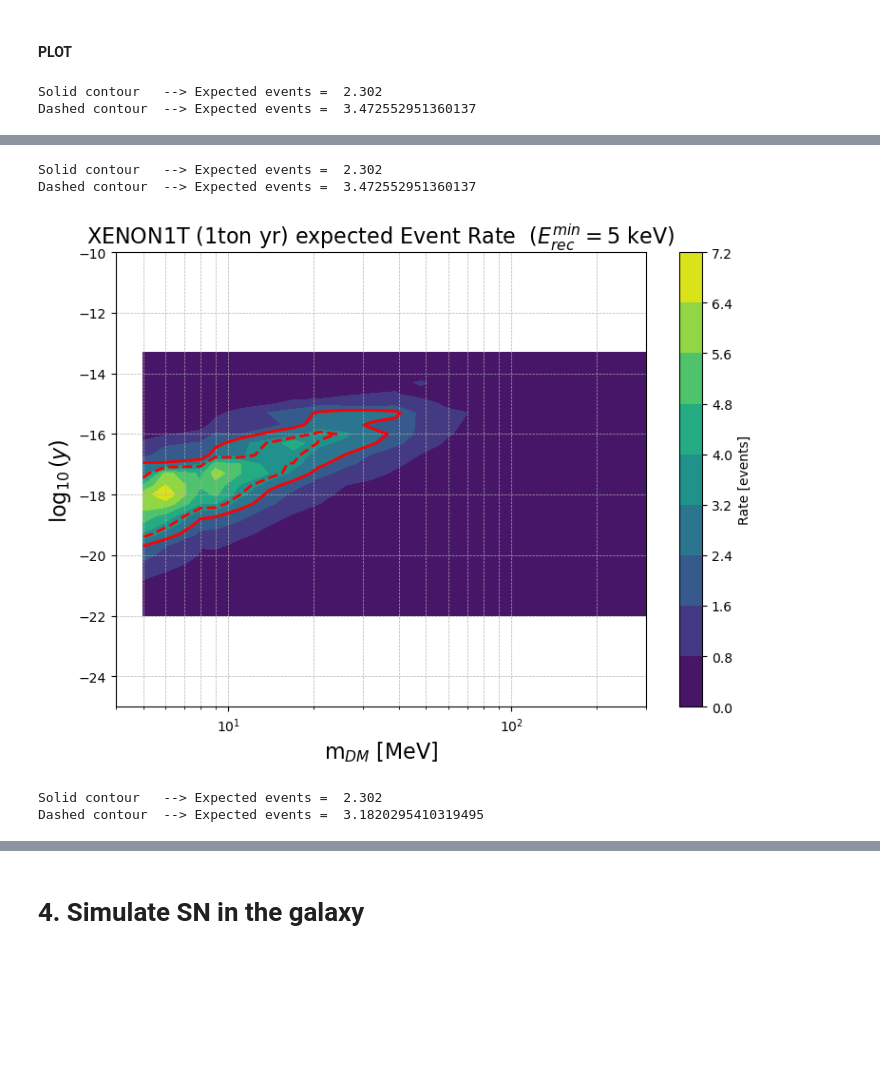
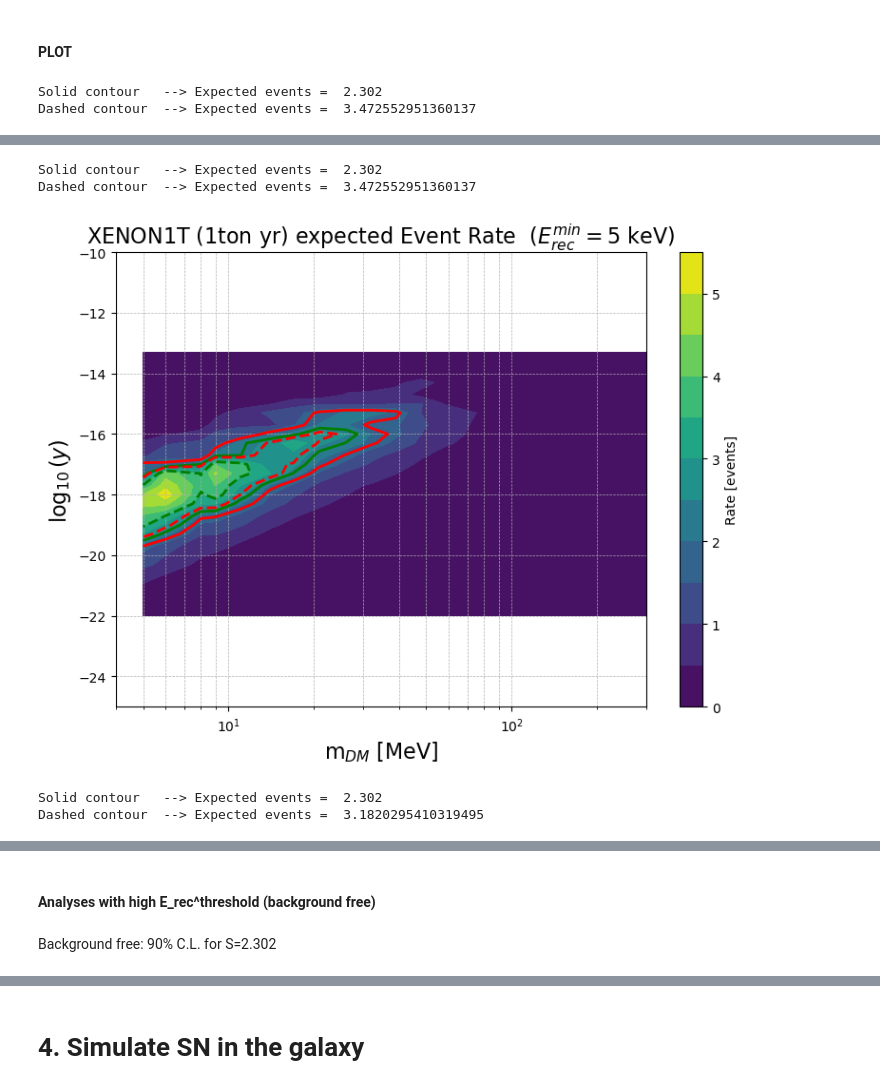
Before and after one commit to AndresDanielPerez/SGaSNoF, a Jupyter notebook: 03-fermionicDM.ipynb, the cells around one changed output, grey strips where cells are left out. Saved outputs shown, nothing was run; the diff lists cells and outputs as text; code cells hidden in the pictures; blank space fills up the shorter version.

```diff
--- a/03-fermionicDM.ipynb
+++ b/03-fermionicDM.ipynb
@@ -796,20 +1795,23 @@ plt.show()
 
 # Grid
 M, Y = np.meshgrid(mass_vals, log10y_vals)
+M_eff, Y_eff = np.meshgrid(mass_vals_XENON1T_eff, log10y_vals_XENON1T_eff)
 
 plt.figure(figsize=(8, 6))
 
-cp = plt.contourf(M, Y, Nhits_grid, levels=10, cmap='viridis')
+cp = plt.contourf(M, Y, Nhits_grid_XENON1T_eff, levels=10, cmap='viridis')
 plt.colorbar(cp, label='Rate [events]')
 
 S_level = 2.302 # 90 CL if background free
 print('Solid contour   --> Expected events = ', S_level)
 contour_line = plt.contour(M, Y, Nhits_grid, levels=[S_level], colors='red', linewidths=2)
+contour_line = plt.contour(M_eff, Y_eff, Nhits_grid_XENON1T_eff, levels=[S_level], colors='green', linewidths=2)
 # plt.clabel(contour_line, fmt={S_level: 'S=1'}, fontsize=12)
 
 S_level = XENON1T_signal_128
 print('Dashed contour  --> Expected events = ', S_level)
 contour_line = plt.contour(M, Y, Nhits_grid, levels=[S_level], colors='red', linewidths=2, linestyles='dashed')
+contour_line = plt.contour(M_eff, Y_eff, Nhits_grid_XENON1T_eff, levels=[S_level], colors='green', linewidths=2, linestyles='dashed')
 # plt.clabel(contour_line, fmt={S_level: '90% C.L.'}, fontsize=8)
 
 plt.xscale('log')
@@ -829,38 +1831,41 @@ plt.show()
 
 # Grid
 M, Y = np.meshgrid(mass_vals_LZ15tonyr, log10y_vals_LZ15tonyr)
+M_eff, Y_eff = np.meshgrid(mass_vals_LZ15tonyr_eff, log10y_vals_LZ15tonyr_eff)
 
 plt.figure(figsize=(8, 6))
 
-cp = plt.contourf(M, Y, Nhits_grid_LZ15tonyr, levels=10, cmap='viridis')
+cp = plt.contourf(M, Y, Nhits_grid_LZ15tonyr_eff, levels=10, cmap='viridis')
 plt.colorbar(cp, label='Rate [events]')
 
 S_level = 2.302 # 90 CL if background free
 print('Solid contour   --> Expected events = ', S_level)
 contour_line = plt.contour(M, Y, Nhits_grid_LZ15tonyr, levels=[S_level], colors='red', linewidths=2)
+contour_line = plt.contour(M_eff, Y_eff, Nhits_grid_LZ15tonyr_eff, levels=[S_level], colors='green', linewidths=2)
 # plt.clabel(contour_line, fmt={S_level: 'S=1'}, fontsize=12)
 
 S_level = LZ_signal_128
 print('Dashed contour  --> Expected events = ', S_level)
 contour_line = plt.contour(M, Y, Nhits_grid_LZ15tonyr, levels=[S_level], colors='red', linewidths=2, linestyles='dashed')
+contour_line = plt.contour(M_eff, Y_eff, Nhits_grid_LZ15tonyr_eff, levels=[S_level], colors='green', linewidths=2, linestyles='dashed')
 # plt.clabel(contour_line, fmt={S_level: '90% C.L.'}, fontsize=8)
 
 plt.xscale('log')
 plt.xlim(4,300)
 plt.ylim(-25,-10)
 plt.xlabel("m$_{DM}$ [MeV]", fontsize=16)
 plt.ylabel(r"$\log_{10}(y)$", fontsize=16)
 plt.title("LZ (15 ton yr) expected Event Rate  ($E_{rec}^{min}=5.4$ keV)", fontsize=16)
 
 plt.grid(True, which='both', linestyle='--', linewidth=0.5)
 plt.tight_layout()
 plt.show()
 # %% [output]
 Solid contour   --> Expected events =  2.302
 Dashed contour  --> Expected events =  3.472552951360137
 [figure]
 Solid contour   --> Expected events =  2.302
 Dashed contour  --> Expected events =  3.472552951360137
-[figure, old version]
+[figure, new version]
 Solid contour   --> Expected events =  2.302
 Dashed contour  --> Expected events =  3.1820295410319495
@@ -867,0 +1873,4 @@ Dashed contour  --> Expected events =  3.1820295410319495
+# %% [markdown]
+#### Analyses with high E_rec^threshold  (background free)
+# %% [markdown]
+Background free: 90% C.L. for S=2.302
```
Also changed, not shown: parts of 80 cells of this notebook, 1 other file.
